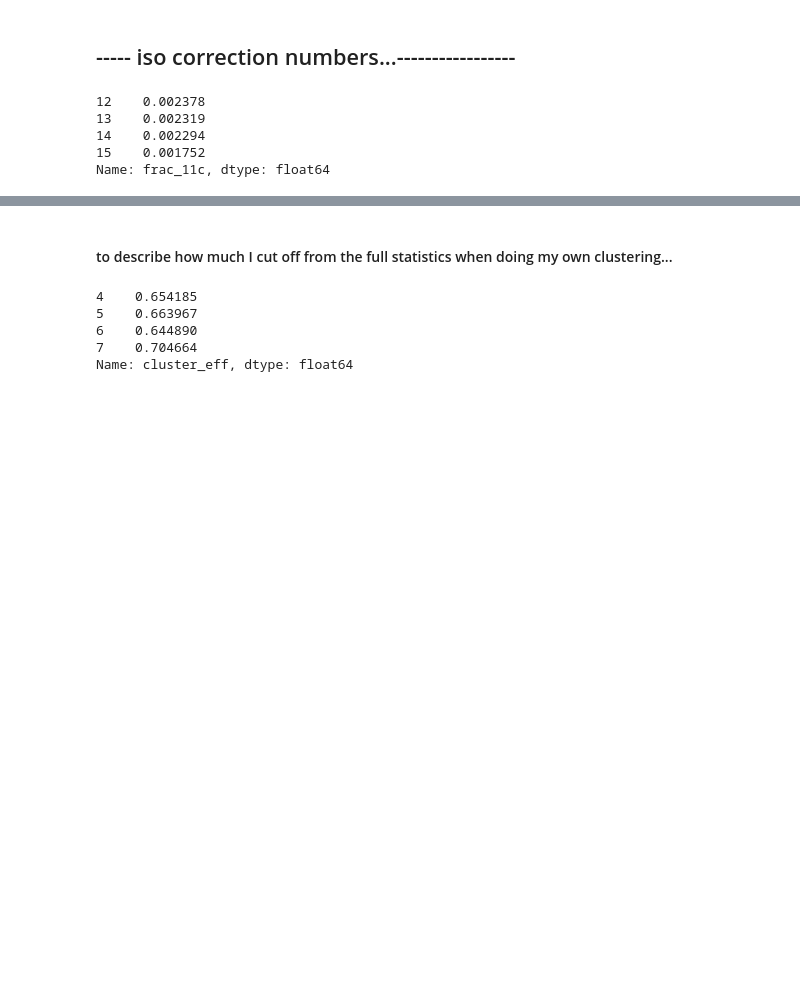
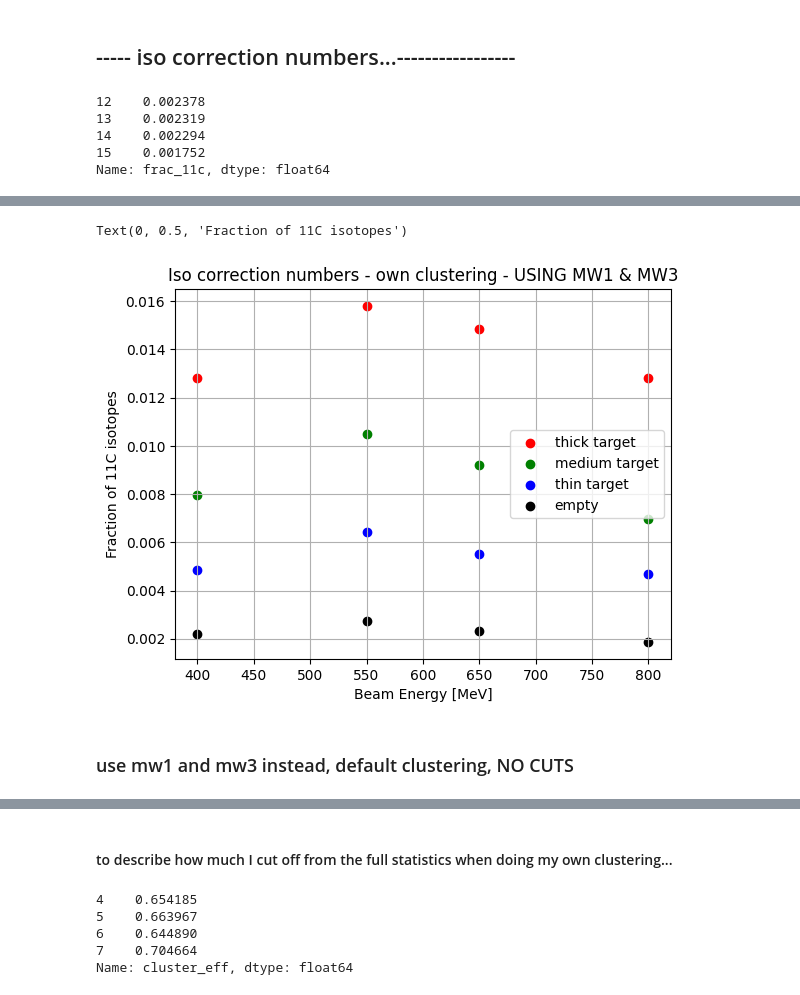
Before and after one commit to jenegger/r3bweek24_gsi, a Jupyter notebook: preliminary_charge_chaning_methods.ipynb, the cells around one changed output, grey strips where cells are left out. Drawn from its saved outputs; the diff is of its cells as text; code cells hidden in the pictures; blank space fills up the shorter version.

```diff
--- a/preliminary_charge_chaning_methods.ipynb
+++ b/preliminary_charge_chaning_methods.ipynb
@@ -1142,0 +1173,26 @@ Text(0, 0.5, 'Fraction of 11C isotopes')
+# %%
+file_iso_mw13 = "usingmw13_isotope.txt"
+df_iso_mw13 = pd.read_csv(file_iso_mw13,sep='\t',names=["datatype","targettype","RunID","energy","frac_11c","cluster_eff","survived_mw3"])
+
+iso_corr_2198_mw13 = df_iso_mw13.loc[(df_iso_mw13["targettype"] == "c_2198")]['frac_11c']
+iso_corr_1086_mw13 = df_iso_mw13.loc[(df_iso_mw13["targettype"] == "c_1086")]['frac_11c']
+iso_corr_54_mw13 = df_iso_mw13.loc[(df_iso_mw13["targettype"] == "c_54")]['frac_11c']
+iso_corr_empty_mw13 = df_iso_mw13.loc[(df_iso_mw13["targettype"] == "empty")]['frac_11c']
+# %%
+fig, ax = plt.subplots()
+#fig.tight_layout()
+
+ax.scatter(energy,iso_corr_2198_mw13,label="thick target",color='red',marker="o")
+ax.scatter(energy,iso_corr_1086_mw13,label="medium target",color='green',marker="o")
+ax.scatter(energy,iso_corr_54_mw13,label="thin target",color='blue',marker="o")
+ax.scatter(energy,iso_corr_empty_mw13,label="empty",color='black',marker="o")
+ax.legend()
+ax.grid()
+ax.set_title("Iso correction numbers - own clustering - USING MW1 & MW3")
+ax.set_xlabel("Beam Energy [MeV]")
+ax.set_ylabel("Fraction of 11C isotopes")
+# %% [output]
+Text(0, 0.5, 'Fraction of 11C isotopes')
+[figure, added]
+# %% [markdown]
+### use mw1 and mw3 instead, default clustering, NO CUTS
```
Also changed, not shown: parts of 30 cells of this notebook, 16 other files.
